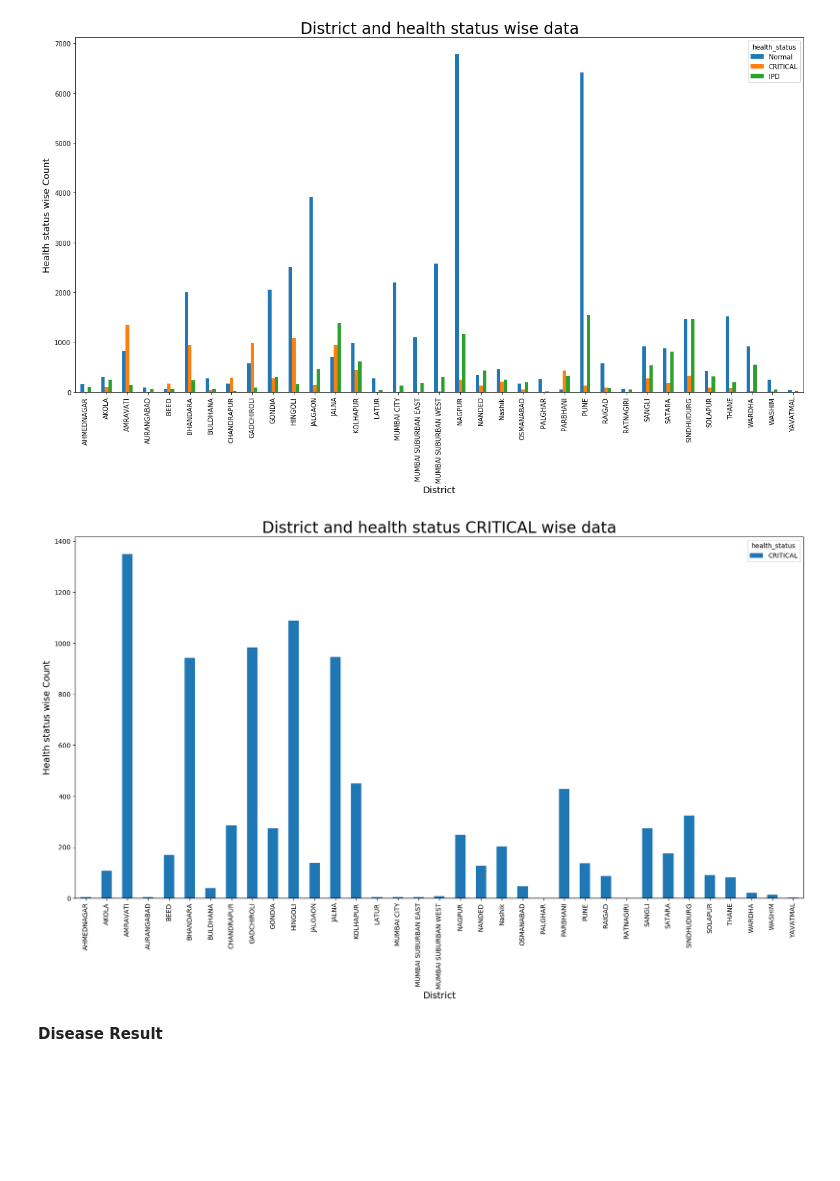
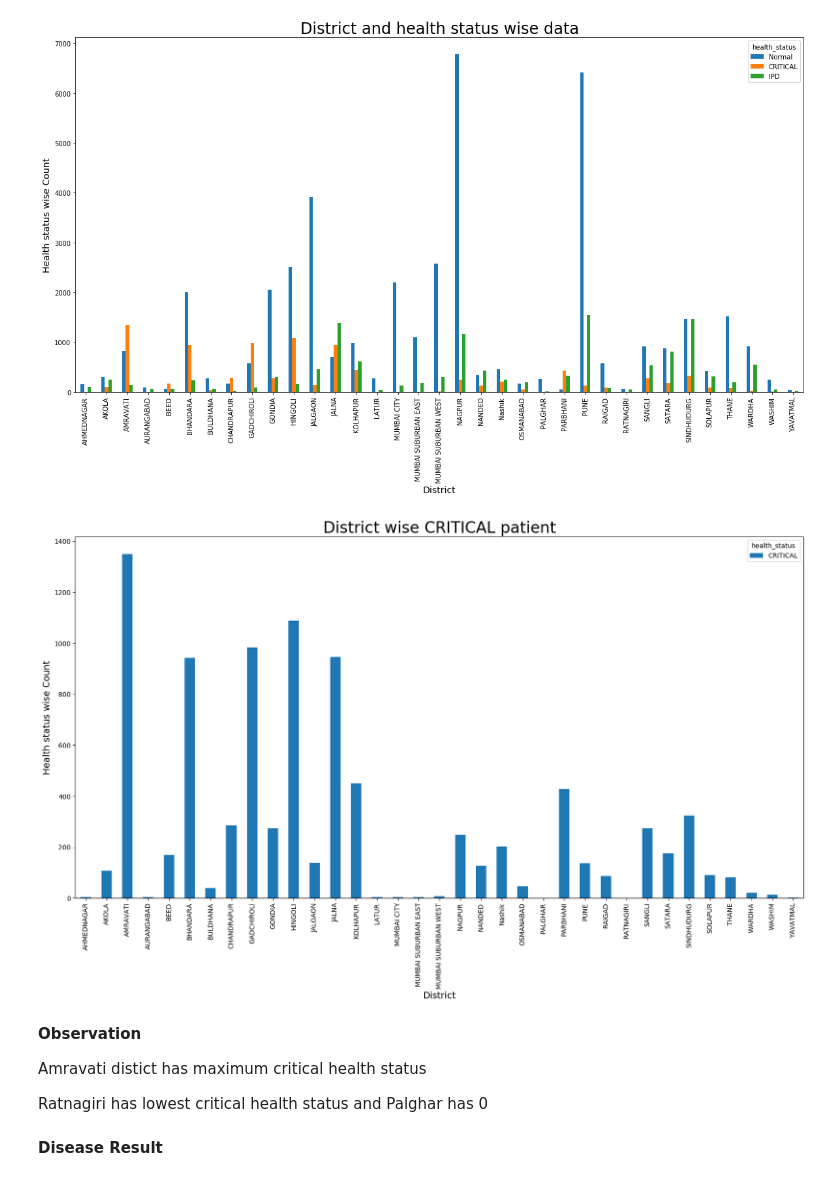
Before and after one commit to dharmendra-chouhan/s2datascience, a Jupyter notebook: Extracted_Construction_Worker_Patient_Details_Files.ipynb, the cells around one changed output. Saved outputs shown, nothing was run; the diff lists cells and outputs as text; code cells hidden in the pictures; blank space fills up the shorter version.

```diff
--- a/Extracted_Construction_Worker_Patient_Details_Files.ipynb
+++ b/Extracted_Construction_Worker_Patient_Details_Files.ipynb
@@ -706,25 +706,31 @@ plt.show()
 # %%
 import numpy as np
 import pandas as pd
 import matplotlib.pyplot as plt
 
 distwise_reg = df1.groupby(['health_status','distname']).agg({"regdid": pd.Series.nunique}).apply(list)
 distwise_reg = distwise_reg.reset_index()
 distwise_reg=distwise_reg.sort_values(by=['distname'])
 distwise_reg = distwise_reg.pivot_table('regdid', ['distname'], 'health_status')
 distwise_reg=distwise_reg.reset_index()
 
 plt.rcParams['figure.figsize'] =[20,10]
 df = pd.DataFrame(distwise_reg)
 
 df.plot(x="distname", y=['CRITICAL'], kind="bar")
 plt.xticks(rotation=90)
-plt.title('District and health status CRITICAL wise data',fontsize=24)
+plt.title('District wise CRITICAL patient',fontsize=24)
 plt.xlabel('District',fontsize=14)
 plt.ylabel('Health status wise Count',fontsize=14)
 plt.show()
 # %% [output]
-[figure, old version]
+[figure, new version]
+# %% [markdown]
+**Observation**
+
+   Amravati distict has maximum critical health status
+
+   Ratnagiri has lowest critical health status and Palghar has 0
 # %% [markdown]
 **Disease Result**
 # %%
```
